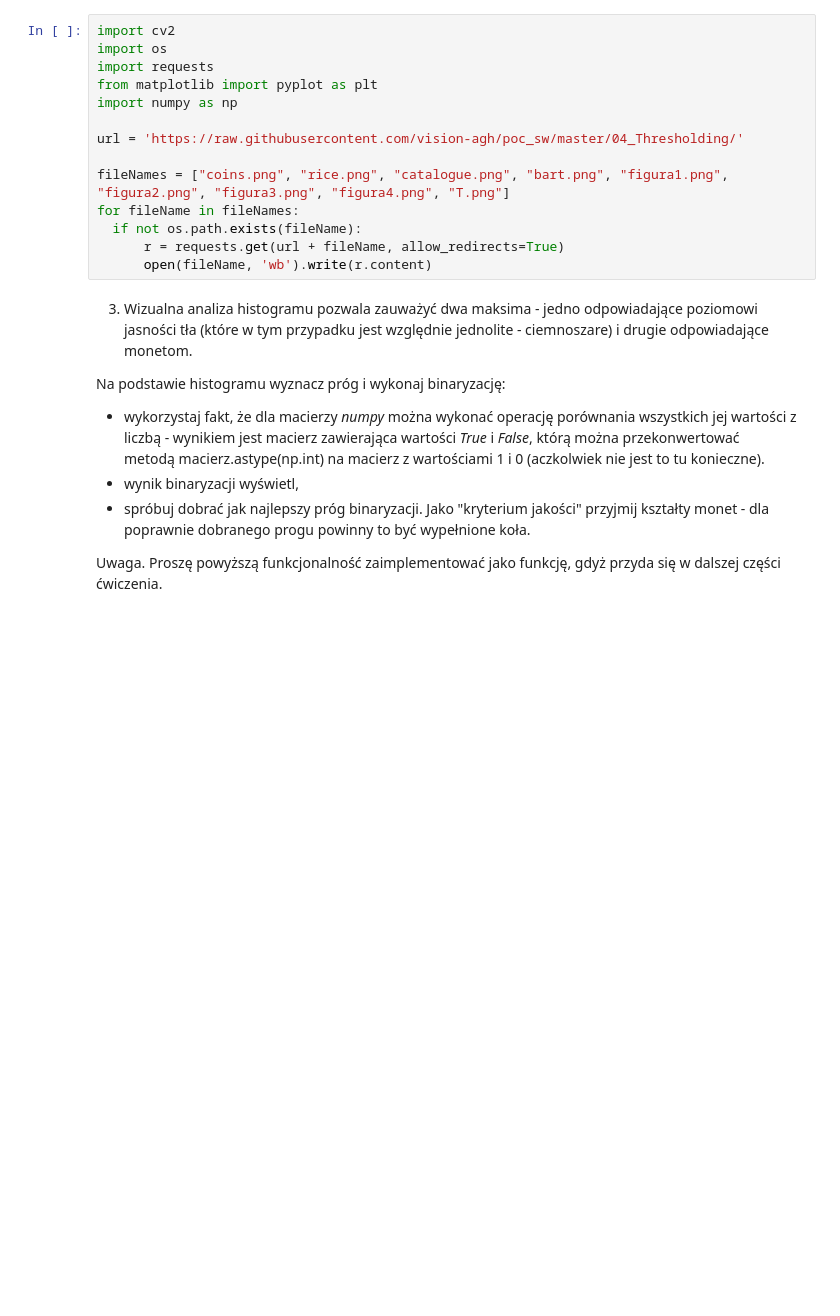
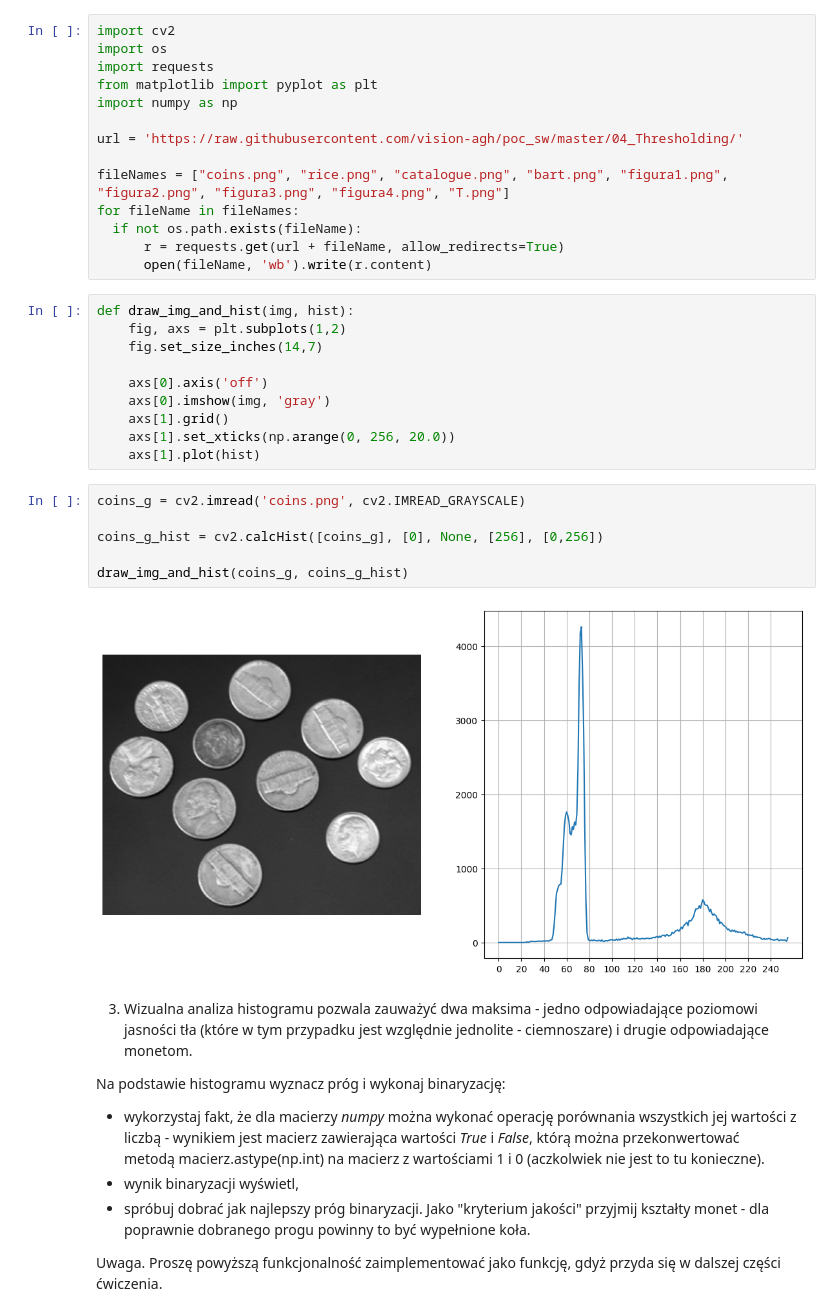
Before and after one commit to sQbanv/Introduction-to-Digital-Image-Processing, a Jupyter notebook: Binaryzacja/04_thresholding.ipynb, the cells around one changed output. Drawn from its saved outputs; the diff is of its cells as text; blank space fills up the shorter version.

```diff
--- a/Binaryzacja/04_thresholding.ipynb
+++ b/Binaryzacja/04_thresholding.ipynb
@@ -47,6 +47,24 @@ for fileName in fileNames:
   if not os.path.exists(fileName):
       r = requests.get(url + fileName, allow_redirects=True)
       open(fileName, 'wb').write(r.content)
+# %%
+def draw_img_and_hist(img, hist):
+    fig, axs = plt.subplots(1,2)
+    fig.set_size_inches(14,7)
+
+    axs[0].axis('off')
+    axs[0].imshow(img, 'gray')
+    axs[1].grid()
+    axs[1].set_xticks(np.arange(0, 256, 20.0))
+    axs[1].plot(hist)
+# %%
+coins_g = cv2.imread('coins.png', cv2.IMREAD_GRAYSCALE)
+
+coins_g_hist = cv2.calcHist([coins_g], [0], None, [256], [0,256])
+
+draw_img_and_hist(coins_g, coins_g_hist)
+# %% [output]
+[figure, added]
 # %% [markdown]
 3. Wizualna analiza histogramu pozwala zauważyć dwa maksima - jedno odpowiadające poziomowi jasności tła (które w tym przypadku jest względnie jednolite - ciemnoszare) i drugie odpowiadające monetom.
 
```
Also changed, not shown: parts of 5 cells of this notebook, 9 other files.
